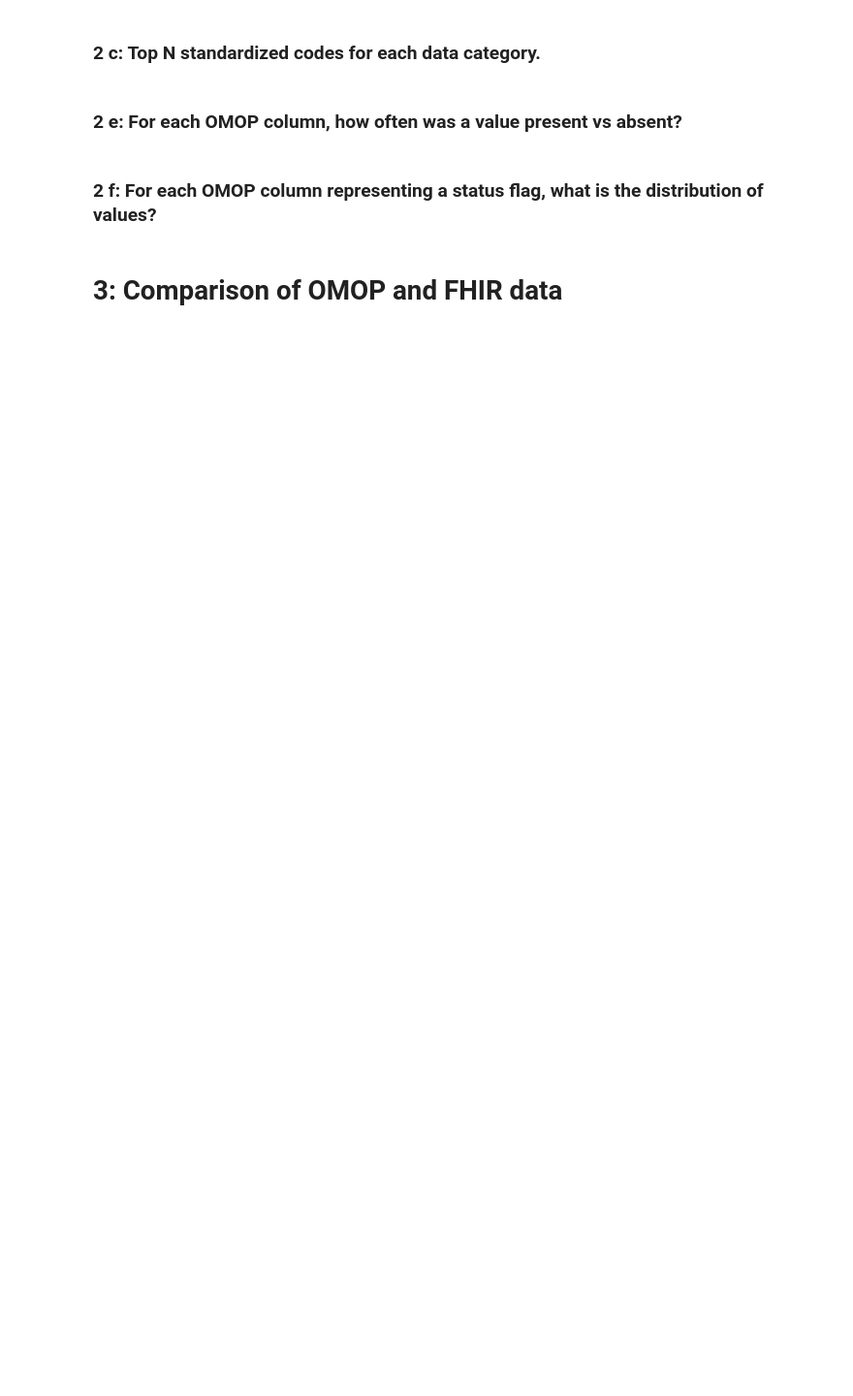
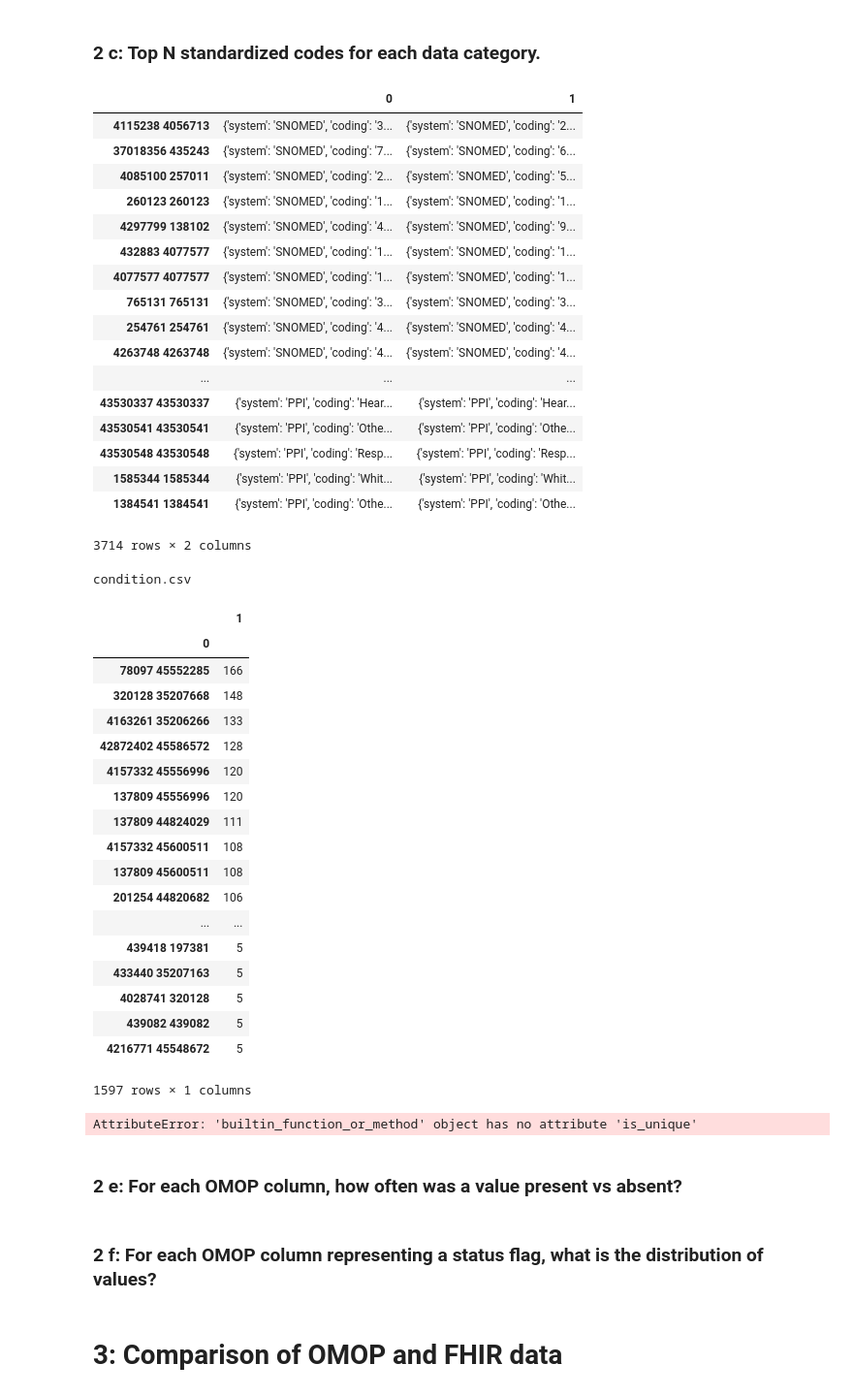
Before and after one commit to danner/omop-s4s-analysis, a Jupyter notebook: AoU_Report.ipynb, the cells around one changed output. Shown at 97% size. Saved outputs shown, nothing was run; the diff lists cells and outputs as text; code cells hidden in the pictures; blank space fills up the shorter version.

```diff
--- a/AoU_Report.ipynb
+++ b/AoU_Report.ipynb
@@ -285,6 +288,11 @@ for person, documents in fhir_patients.items():
             rootNodes[document] = aou_analysis.Node()
         for entry in data:
             aou_analysis.traverse(entry, rootNodes[document])
+export_nodes = {}
+for name, node in rootNodes.items():
+    export_nodes[name] = node.convert_to_dict()
+with open('export/fhir_tree_counts.json', "w") as outfile:
+    json.dump(export_nodes, outfile)
 rootNodes
 # %% [output]
 {'PATIENT_DEMOGRAPHICS': <dict children: {
@@ -330,11 +347,57 @@ aou_analysis.export_df(pd.DataFrame(system_counts, index=[0]), 'export/omop_syst
 # %% [markdown]
 ### 2 c: Top N standardized codes for each data category.
 # %%
-coding_counts = aou_analysis.omop_coding_counts(omop_patients)
+coding_counts, vocab = aou_analysis.omop_coding_counts(omop_patients)
+vocab_df = pd.DataFrame(vocab).transpose()
+display(vocab_df)
 for name, counter in coding_counts.items():
     print(name)
-    display(pd.DataFrame(counter.most_common()))
-    aou_analysis.export_df(pd.DataFrame(counter.most_common()), 'export/omop_'+name.split('.')[0]+'coding_counts.csv')
+    df = pd.DataFrame(counter.most_common())
+    df.set_index([0], inplace=True)
+    display(df)
+    df.join(vocab)
+    aou_analysis.export_df(df, 'export/omop_'+name.split('.')[0]+'coding_counts.csv')
+    display(df)
+# %% [output]
+|  | 0 | 1 |
+| 4115238 4056713 | {'system': 'SNOMED', 'coding': '3... | {'system': 'SNOMED', 'coding': '2... |
+| 37018356 435243 | {'system': 'SNOMED', 'coding': '7... | {'system': 'SNOMED', 'coding': '6... |
+| 4085100 257011 | {'system': 'SNOMED', 'coding': '2... | {'system': 'SNOMED', 'coding': '5... |
+| 260123 260123 | {'system': 'SNOMED', 'coding': '1... | {'system': 'SNOMED', 'coding': '1... |
+| 4297799 138102 | {'system': 'SNOMED', 'coding': '4... | {'system': 'SNOMED', 'coding': '9... |
+| 432883 4077577 | {'system': 'SNOMED', 'coding': '1... | {'system': 'SNOMED', 'coding': '1... |
+| 4077577 4077577 | {'system': 'SNOMED', 'coding': '1... | {'system': 'SNOMED', 'coding': '1... |
+| 765131 765131 | {'system': 'SNOMED', 'coding': '3... | {'system': 'SNOMED', 'coding': '3... |
+| 254761 254761 | {'system': 'SNOMED', 'coding': '4... | {'system': 'SNOMED', 'coding': '4... |
+| 4263748 4263748 | {'system': 'SNOMED', 'coding': '4... | {'system': 'SNOMED', 'coding': '4... |
+| ... | ... | ... |
+| 43530337 43530337 | {'system': 'PPI', 'coding': 'Hear... | {'system': 'PPI', 'coding': 'Hear... |
+| 43530541 43530541 | {'system': 'PPI', 'coding': 'Othe... | {'system': 'PPI', 'coding': 'Othe... |
+| 43530548 43530548 | {'system': 'PPI', 'coding': 'Resp... | {'system': 'PPI', 'coding': 'Resp... |
+| 1585344 1585344 | {'system': 'PPI', 'coding': 'Whit... | {'system': 'PPI', 'coding': 'Whit... |
+| 1384541 1384541 | {'system': 'PPI', 'coding': 'Othe... | {'system': 'PPI', 'coding': 'Othe... |
+3714 rows × 2 columns
+condition.csv
+|  | 1 |
+| 0 |  |
+| 78097 45552285 | 166 |
+| 320128 35207668 | 148 |
+| 4163261 35206266 | 133 |
+| 42872402 45586572 | 128 |
+| 4157332 45556996 | 120 |
+| 137809 45556996 | 120 |
+| 137809 44824029 | 111 |
+| 4157332 45600511 | 108 |
+| 137809 45600511 | 108 |
+| 201254 44820682 | 106 |
+| ... | ... |
+| 439418 197381 | 5 |
+| 433440 35207163 | 5 |
+| 4028741 320128 | 5 |
+| 439082 439082 | 5 |
+| 4216771 45548672 | 5 |
+1597 rows × 1 columns
+AttributeError: 'builtin_function_or_method' object has no attribute 'is_unique'
 # %% [markdown]
 ### 2 e: For each OMOP column, how often was a value present vs absent?
 # %% [markdown]
```
Also changed, not shown: parts of 8 cells of this notebook, 1 other file.
